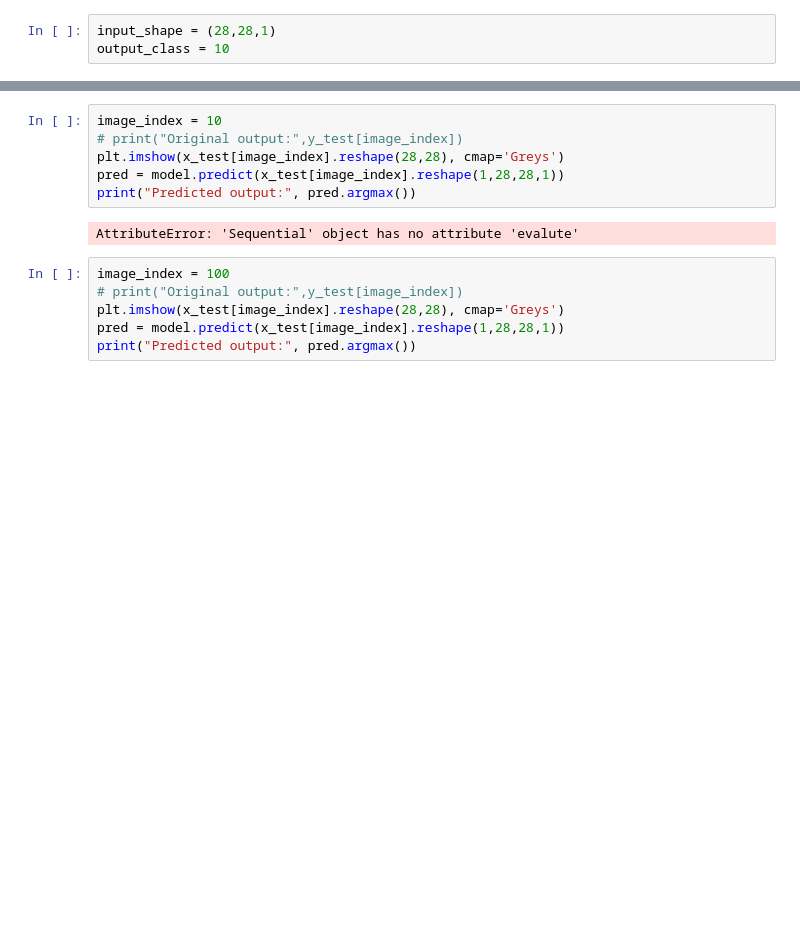
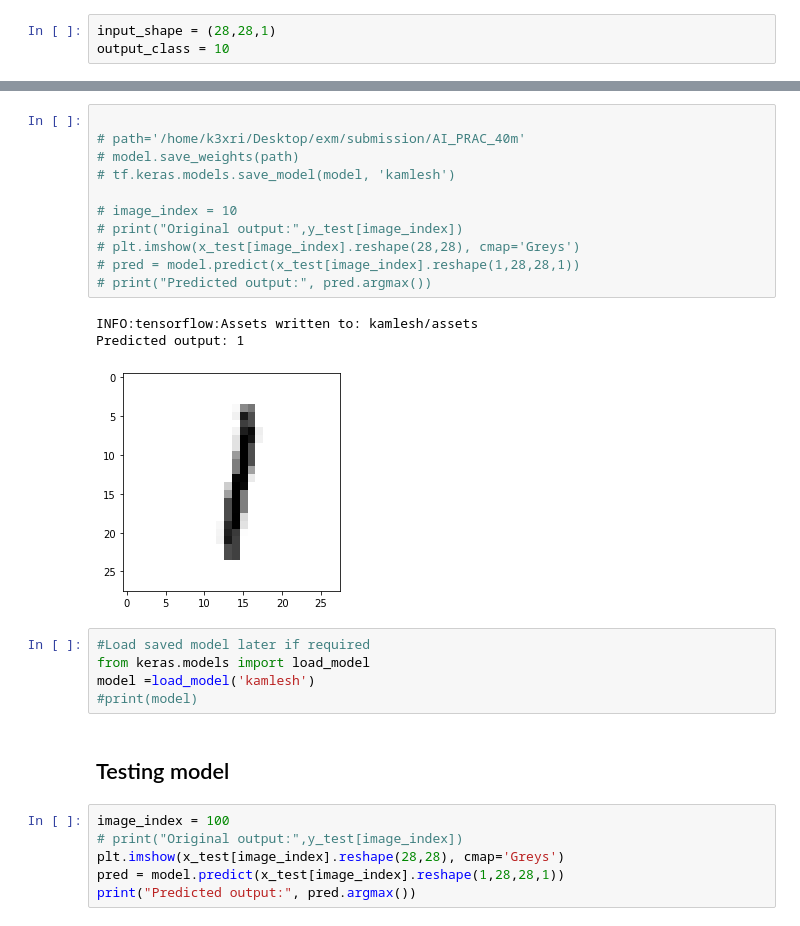
Before and after one commit to parmarkamlesh/ai-handwritten-character-recognition-assignment, a Jupyter notebook: index.ipynb, the cells around one changed output, grey strips where cells are left out. Saved outputs shown, nothing was run; the diff lists cells and outputs as text; blank space fills up the shorter version.

```diff
--- a/index.ipynb
+++ b/index.ipynb
@@ -115,11 +160,25 @@ Training model took 1283.099246263504 Seconds
 # %%
-image_index = 10
+
+# path='/home/k3xri/Desktop/exm/submission/AI_PRAC_40m'
+# model.save_weights(path)
+# tf.keras.models.save_model(model, 'kamlesh')
+
+# image_index = 10
 # print("Original output:",y_test[image_index])
-plt.imshow(x_test[image_index].reshape(28,28), cmap='Greys')
-pred = model.predict(x_test[image_index].reshape(1,28,28,1))
-print("Predicted output:", pred.argmax())
+# plt.imshow(x_test[image_index].reshape(28,28), cmap='Greys')
+# pred = model.predict(x_test[image_index].reshape(1,28,28,1))
+# print("Predicted output:", pred.argmax())
 # %% [output]
-AttributeError: 'Sequential' object has no attribute 'evalute'
+INFO:tensorflow:Assets written to: kamlesh/assets
+Predicted output: 1
+[figure, added]
+# %%
+#Load saved model later if required
+from keras.models import load_model
+model =load_model('kamlesh')
+#print(model)
+# %% [markdown]
+## Testing model
 # %%
 image_index = 100
 # print("Original output:",y_test[image_index])
```
Also changed, not shown: parts of 12 cells of this notebook, 10 other files.
